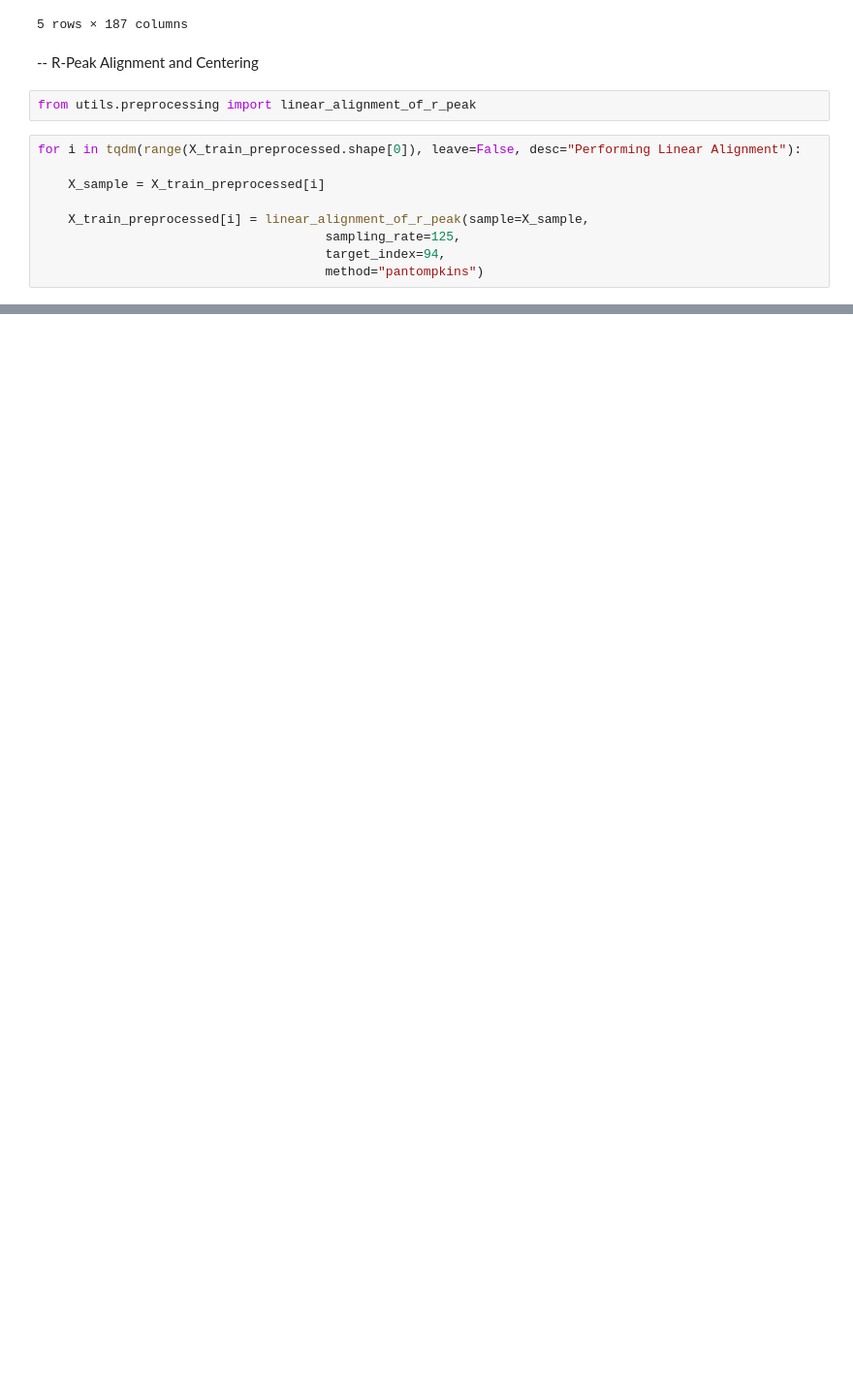
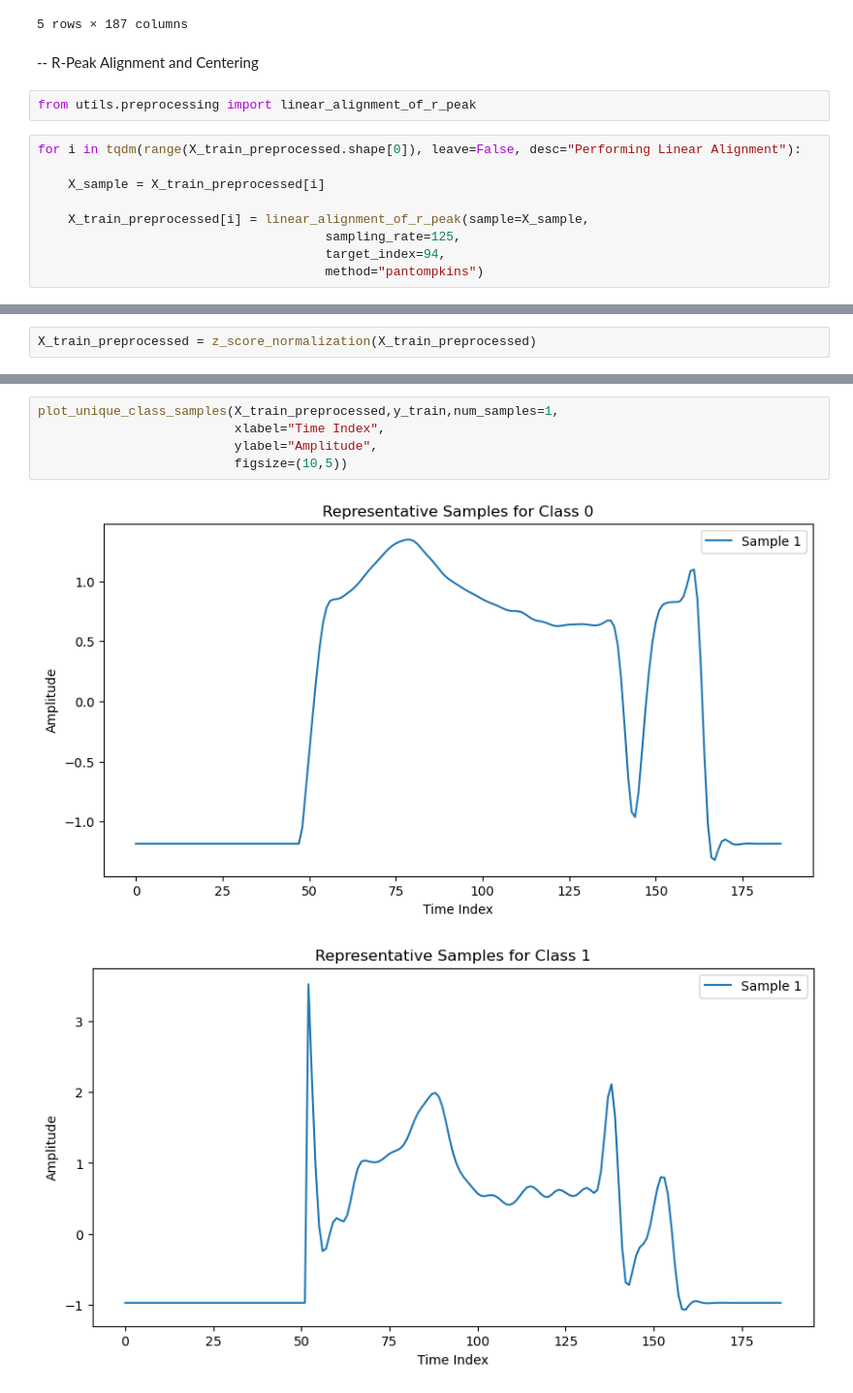
Before and after one commit to williamjohn972/Deep-Learning-for-ECG-Heartbeat-Classification, a Jupyter notebook: main.ipynb, the cells around one changed output, grey strips where cells are left out. Shown at 97% size. Drawn from its saved outputs; the diff is of its cells as text; blank space fills up the shorter version.

```diff
--- a/main.ipynb
+++ b/main.ipynb
@@ -264,0 +271,2 @@ plot_unique_class_samples(X_train_preprocessed,y_train,num_samples=1,
+# %%
+X_train_preprocessed = z_score_normalization(X_train_preprocessed)
@@ -264,0 +283,8 @@ plot_unique_class_samples(X_train_preprocessed,y_train,num_samples=1,
+# %%
+plot_unique_class_samples(X_train_preprocessed,y_train,num_samples=1,
+                          xlabel="Time Index",
+                          ylabel="Amplitude",
+                          figsize=(10,5))
+# %% [output]
+[figure, added]
+[figure, added]
```
Also changed, not shown: parts of 30 cells of this notebook, 4 other files.
